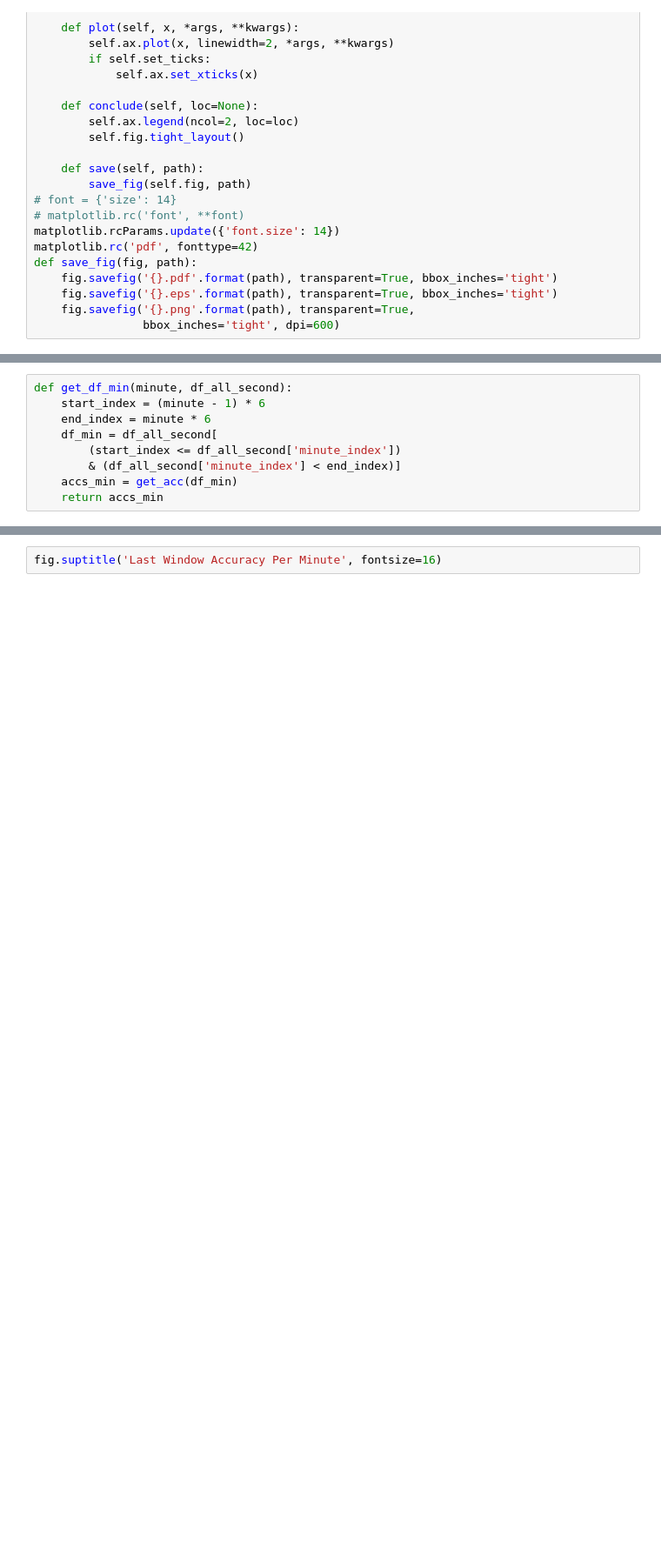
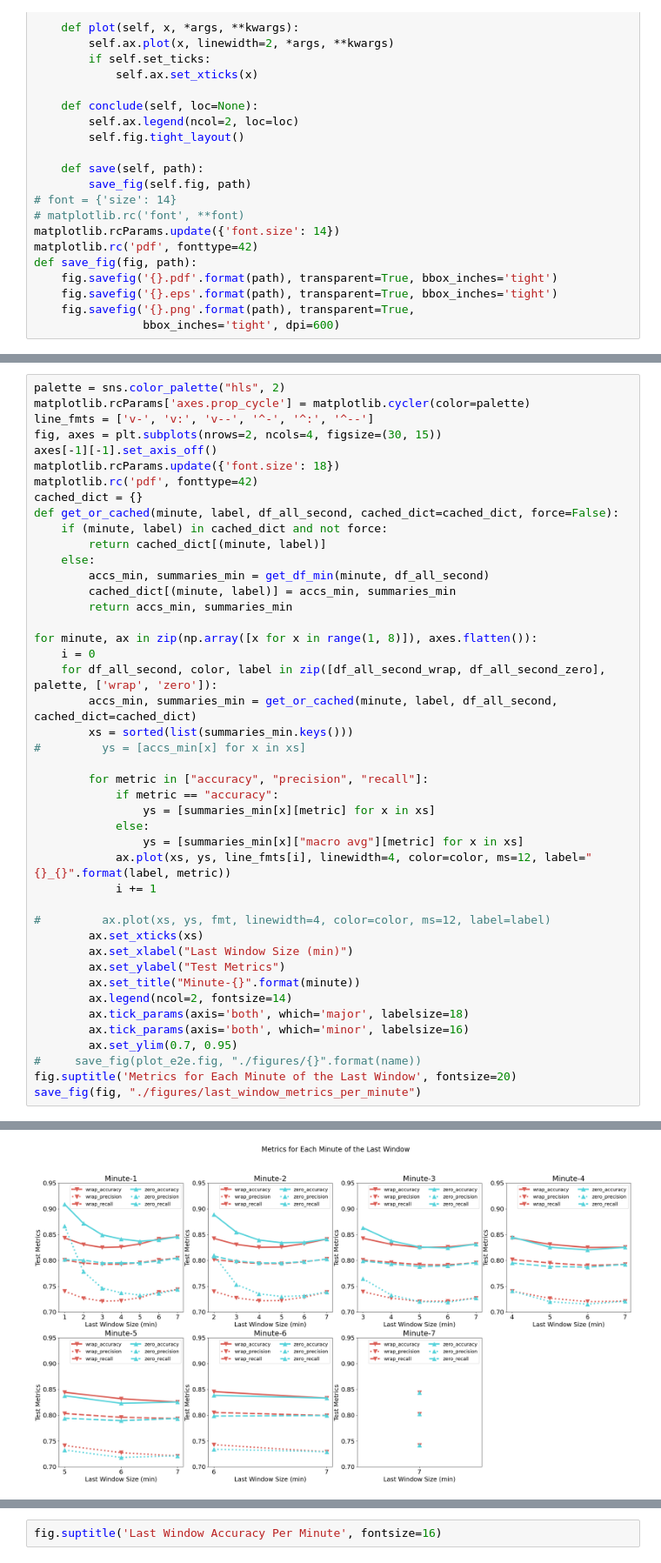
Before and after one commit to ADALabUCSD/DeepPostures, a Jupyter notebook: MSSE-2021/playground.ipynb, the cells around one changed output, grey strips where cells are left out. Shown at 87% size. Cells and saved outputs as stored; diff of their text form; blank space fills up the shorter version.

```diff
--- a/MSSE-2021/playground.ipynb
+++ b/MSSE-2021/playground.ipynb
@@ -408,9 +457,0 @@ df_all_second_wrap["minute_index"] = df_all_second_wrap.groupby(["oid", "index",
-# %%
-def get_df_min(minute, df_all_second):
-    start_index = (minute - 1) * 6
-    end_index = minute * 6
-    df_min = df_all_second[
-        (start_index <= df_all_second['minute_index'])
-        & (df_all_second['minute_index'] < end_index)]
-    accs_min = get_acc(df_min)
-    return accs_min
@@ -416,0 +494,45 @@ def get_df_min(minute, df_all_second):
+# %%
+palette = sns.color_palette("hls", 2)
+matplotlib.rcParams['axes.prop_cycle'] = matplotlib.cycler(color=palette)
+line_fmts = ['v-', 'v:', 'v--', '^-', '^:', '^--']
+fig, axes = plt.subplots(nrows=2, ncols=4, figsize=(30, 15))
+axes[-1][-1].set_axis_off()
+matplotlib.rcParams.update({'font.size': 18})
+matplotlib.rc('pdf', fonttype=42)
+cached_dict = {}
+def get_or_cached(minute, label, df_all_second, cached_dict=cached_dict, force=False):
+    if (minute, label) in cached_dict and not force:
+        return cached_dict[(minute, label)]
+    else:
+        accs_min, summaries_min = get_df_min(minute, df_all_second)
+        cached_dict[(minute, label)] = accs_min, summaries_min
+        return accs_min, summaries_min
+
+for minute, ax in zip(np.array([x for x in range(1, 8)]), axes.flatten()):
+    i = 0
+    for df_all_second, color, label in zip([df_all_second_wrap, df_all_second_zero], palette, ['wrap', 'zero']):
+        accs_min, summaries_min = get_or_cached(minute, label, df_all_second, cached_dict=cached_dict)
+        xs = sorted(list(summaries_min.keys()))
+#         ys = [accs_min[x] for x in xs]
+
+        for metric in ["accuracy", "precision", "recall"]:
+            if metric == "accuracy":
+                ys = [summaries_min[x][metric] for x in xs]
+            else:
+                ys = [summaries_min[x]["macro avg"][metric] for x in xs]
+            ax.plot(xs, ys, line_fmts[i], linewidth=4, color=color, ms=12, label="{}_{}".format(label, metric))
+            i += 1
+
+#         ax.plot(xs, ys, fmt, linewidth=4, color=color, ms=12, label=label)
+        ax.set_xticks(xs)
+        ax.set_xlabel("Last Window Size (min)")
+        ax.set_ylabel("Test Metrics")
+        ax.set_title("Minute-{}".format(minute))
+        ax.legend(ncol=2, fontsize=14)
+        ax.tick_params(axis='both', which='major', labelsize=18)
+        ax.tick_params(axis='both', which='minor', labelsize=16)
+        ax.set_ylim(0.7, 0.95)
+#     save_fig(plot_e2e.fig, "./figures/{}".format(name))
+fig.suptitle('Metrics for Each Minute of the Last Window', fontsize=20)
+save_fig(fig, "./figures/last_window_metrics_per_minute")
+# %% [output]
@@ -417 +553,2 @@ def get_df_min(minute, df_all_second):
+[figure, added]
 # %%
```
Also changed, not shown: parts of 30 cells of this notebook, 19 other files.
